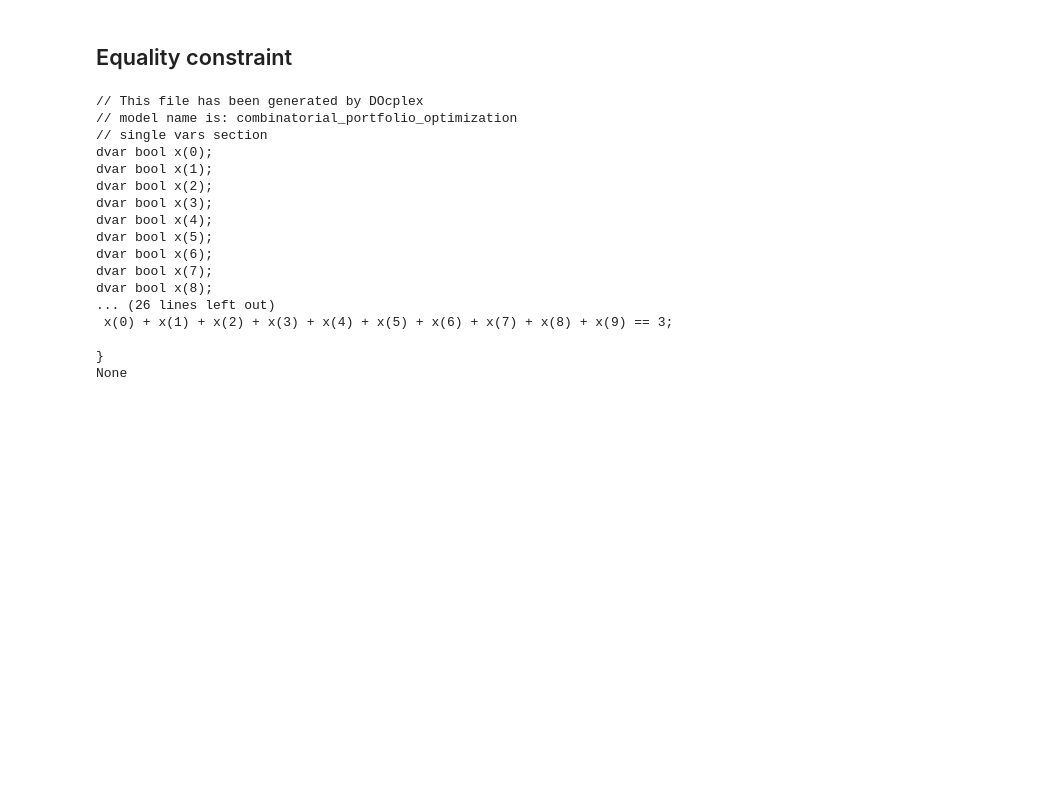
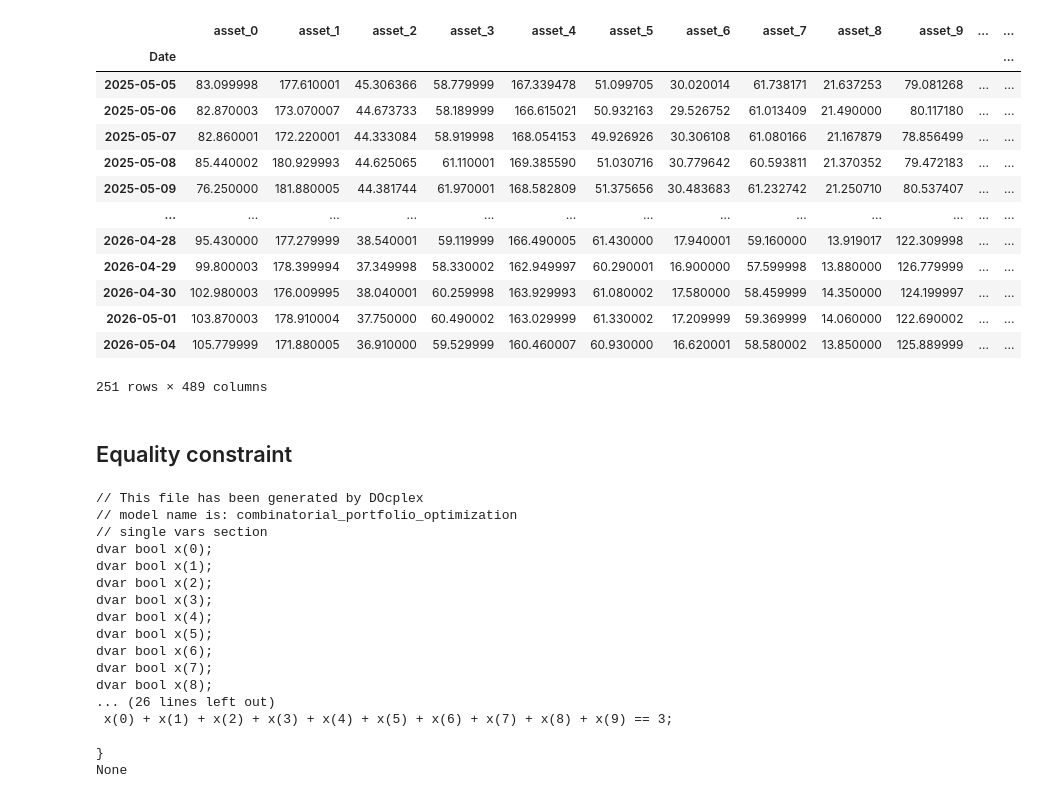
Before and after one commit to jvscursulim/quantum-optimization-dicke-states, a Jupyter notebook: src/notebooks/variational_quantum_eigensolver.ipynb, the cells around one changed output. Cells and saved outputs as stored; diff of their text form; code cells hidden in the pictures; blank space fills up the shorter version.

```diff
--- a/src/notebooks/variational_quantum_eigensolver.ipynb
+++ b/src/notebooks/variational_quantum_eigensolver.ipynb
@@ -27,6 +28,23 @@ estimator = BackendEstimatorV2(backend=simulator)
 pm = generate_preset_pass_manager(backend=simulator, optimization_level=0)
 # %%
 assets_data = pd.read_csv(filepath_or_buffer="../datasets/sp500_assets_close_price.csv", index_col=0)
+# %%
+assets_data
+# %% [output]
+|  | asset_0 | asset_1 | asset_2 | asset_3 | asset_4 | asset_5 | asset_6 | asset_7 | asset_8 | asset_9 | ... | ... |
+| Date |  |  |  |  |  |  |  |  |  |  |  | ... |
+| 2025-05-05 | 83.099998 | 177.610001 | 45.306366 | 58.779999 | 167.339478 | 51.099705 | 30.020014 | 61.738171 | 21.637253 | 79.081268 | ... | ... |
+| 2025-05-06 | 82.870003 | 173.070007 | 44.673733 | 58.189999 | 166.615021 | 50.932163 | 29.526752 | 61.013409 | 21.490000 | 80.117180 | ... | ... |
+| 2025-05-07 | 82.860001 | 172.220001 | 44.333084 | 58.919998 | 168.054153 | 49.926926 | 30.306108 | 61.080166 | 21.167879 | 78.856499 | ... | ... |
+| 2025-05-08 | 85.440002 | 180.929993 | 44.625065 | 61.110001 | 169.385590 | 51.030716 | 30.779642 | 60.593811 | 21.370352 | 79.472183 | ... | ... |
+| 2025-05-09 | 76.250000 | 181.880005 | 44.381744 | 61.970001 | 168.582809 | 51.375656 | 30.483683 | 61.232742 | 21.250710 | 80.537407 | ... | ... |
+| ... | ... | ... | ... | ... | ... | ... | ... | ... | ... | ... | ... | ... |
+| 2026-04-28 | 95.430000 | 177.279999 | 38.540001 | 59.119999 | 166.490005 | 61.430000 | 17.940001 | 59.160000 | 13.919017 | 122.309998 | ... | ... |
+| 2026-04-29 | 99.800003 | 178.399994 | 37.349998 | 58.330002 | 162.949997 | 60.290001 | 16.900000 | 57.599998 | 13.880000 | 126.779999 | ... | ... |
+| 2026-04-30 | 102.980003 | 176.009995 | 38.040001 | 60.259998 | 163.929993 | 61.080002 | 17.580000 | 58.459999 | 14.350000 | 124.199997 | ... | ... |
+| 2026-05-01 | 103.870003 | 178.910004 | 37.750000 | 60.490002 | 163.029999 | 61.330002 | 17.209999 | 59.369999 | 14.060000 | 122.690002 | ... | ... |
+| 2026-05-04 | 105.779999 | 171.880005 | 36.910000 | 59.529999 | 160.460007 | 60.930000 | 16.620001 | 58.580002 | 13.850000 | 125.889999 | ... | ... |
+251 rows × 489 columns
 # %%
 tickers = np.random.choice(assets_data.columns, size=10, replace=False)
 # %%
```
Also changed, not shown: parts of 30 cells of this notebook, 32 other files.
